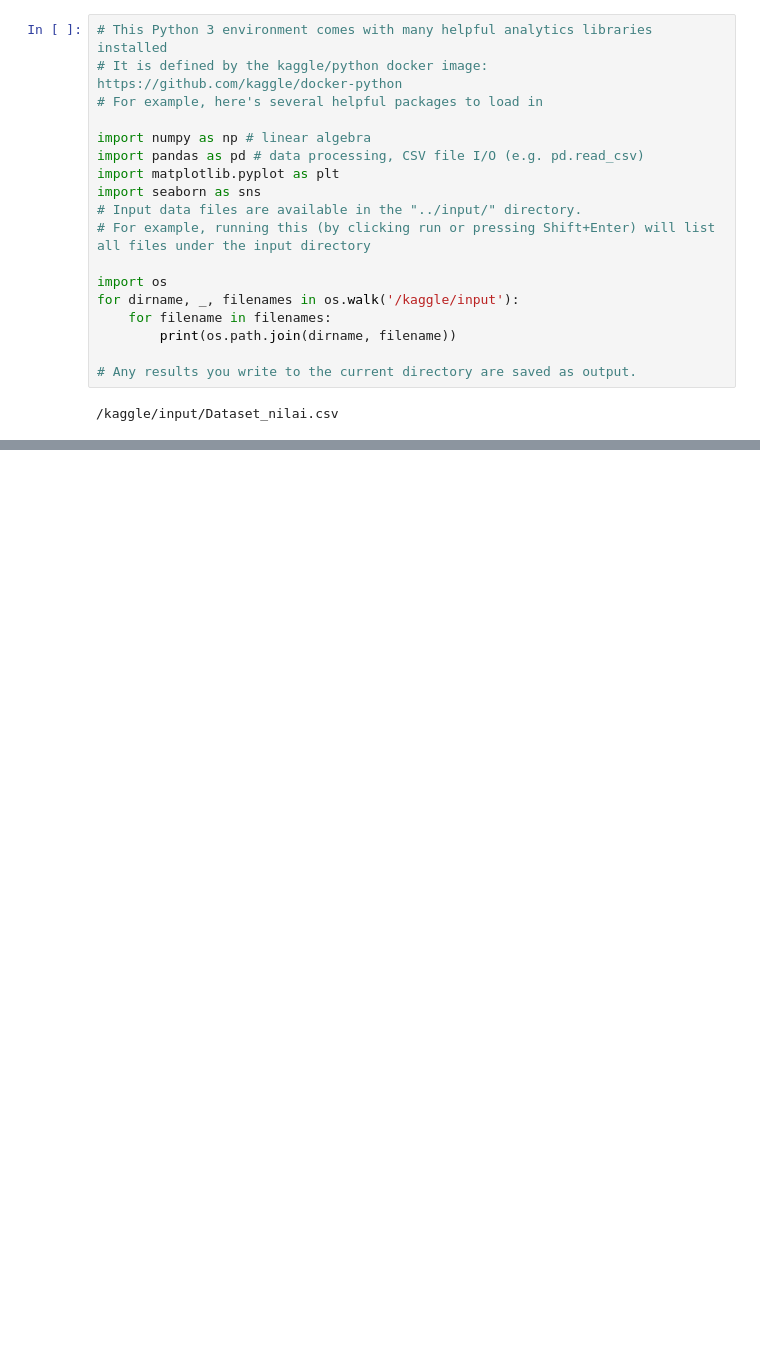
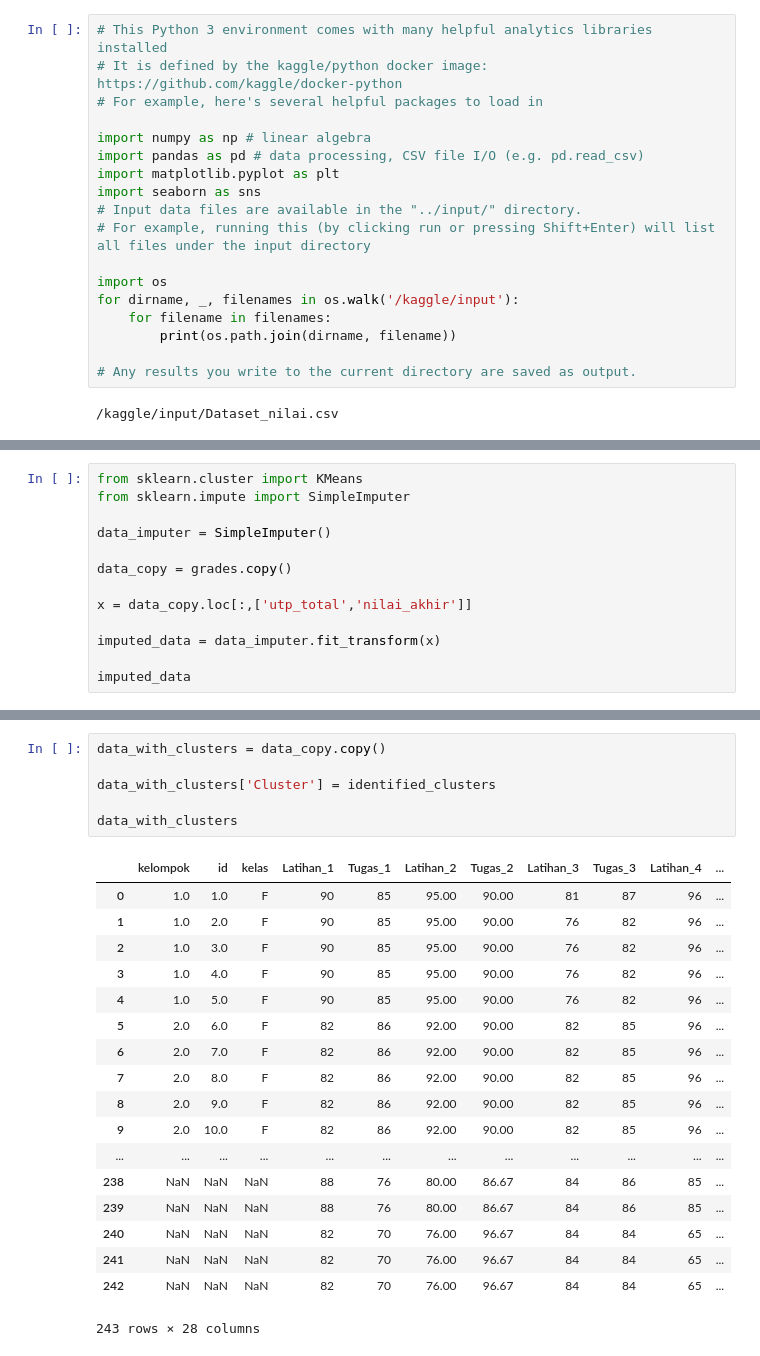
Before and after one commit to LaodeMFauzan/Learn-Machine-Learning, a Jupyter notebook: Portfolio/Clustering Project.ipynb, the cells around one changed output, grey strips where cells are left out. Cells and saved outputs as stored; diff of their text form; blank space fills up the shorter version.

```diff
--- a/Portfolio/Clustering Project.ipynb
+++ b/Portfolio/Clustering Project.ipynb
@@ -72,0 +72,13 @@ sns.lmplot('UTP_Total','Nilai Akhir Praktikum',data=df, hue = 'Kelas',
+# %%
+from sklearn.cluster import KMeans
+from sklearn.impute import SimpleImputer
+
+data_imputer = SimpleImputer()
+
+data_copy = grades.copy()
+
+x = data_copy.loc[:,['utp_total','nilai_akhir']]
+
+imputed_data = data_imputer.fit_transform(x)
+
+imputed_data
@@ -72,0 +130,25 @@ sns.lmplot('UTP_Total','Nilai Akhir Praktikum',data=df, hue = 'Kelas',
+# %%
+data_with_clusters = data_copy.copy()
+
+data_with_clusters['Cluster'] = identified_clusters
+
+data_with_clusters
+# %% [output]
+|  | kelompok | id | kelas | Latihan_1 | Tugas_1 | Latihan_2 | Tugas_2 | Latihan_3 | Tugas_3 | Latihan_4 | ... |
+| 0 | 1.0 | 1.0 | F | 90 | 85 | 95.00 | 90.00 | 81 | 87 | 96 | ... |
+| 1 | 1.0 | 2.0 | F | 90 | 85 | 95.00 | 90.00 | 76 | 82 | 96 | ... |
+| 2 | 1.0 | 3.0 | F | 90 | 85 | 95.00 | 90.00 | 76 | 82 | 96 | ... |
+| 3 | 1.0 | 4.0 | F | 90 | 85 | 95.00 | 90.00 | 76 | 82 | 96 | ... |
+| 4 | 1.0 | 5.0 | F | 90 | 85 | 95.00 | 90.00 | 76 | 82 | 96 | ... |
+| 5 | 2.0 | 6.0 | F | 82 | 86 | 92.00 | 90.00 | 82 | 85 | 96 | ... |
+| 6 | 2.0 | 7.0 | F | 82 | 86 | 92.00 | 90.00 | 82 | 85 | 96 | ... |
+| 7 | 2.0 | 8.0 | F | 82 | 86 | 92.00 | 90.00 | 82 | 85 | 96 | ... |
+| 8 | 2.0 | 9.0 | F | 82 | 86 | 92.00 | 90.00 | 82 | 85 | 96 | ... |
+| 9 | 2.0 | 10.0 | F | 82 | 86 | 92.00 | 90.00 | 82 | 85 | 96 | ... |
+| ... | ... | ... | ... | ... | ... | ... | ... | ... | ... | ... | ... |
+| 238 | NaN | NaN | NaN | 88 | 76 | 80.00 | 86.67 | 84 | 86 | 85 | ... |
+| 239 | NaN | NaN | NaN | 88 | 76 | 80.00 | 86.67 | 84 | 86 | 85 | ... |
+| 240 | NaN | NaN | NaN | 82 | 70 | 76.00 | 96.67 | 84 | 84 | 65 | ... |
+| 241 | NaN | NaN | NaN | 82 | 70 | 76.00 | 96.67 | 84 | 84 | 65 | ... |
+| 242 | NaN | NaN | NaN | 82 | 70 | 76.00 | 96.67 | 84 | 84 | 65 | ... |
+243 rows × 28 columns
```
Also changed, not shown: parts of 11 cells of this notebook.
